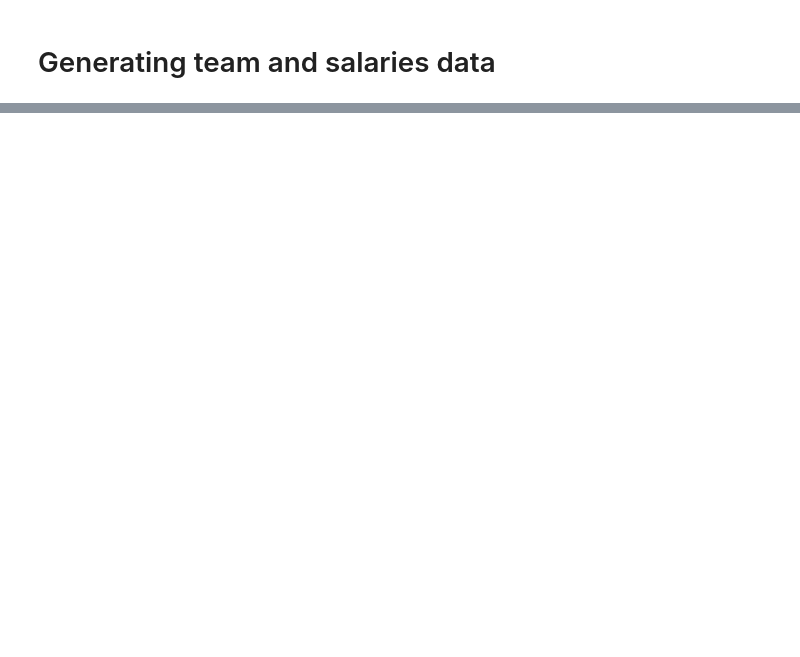
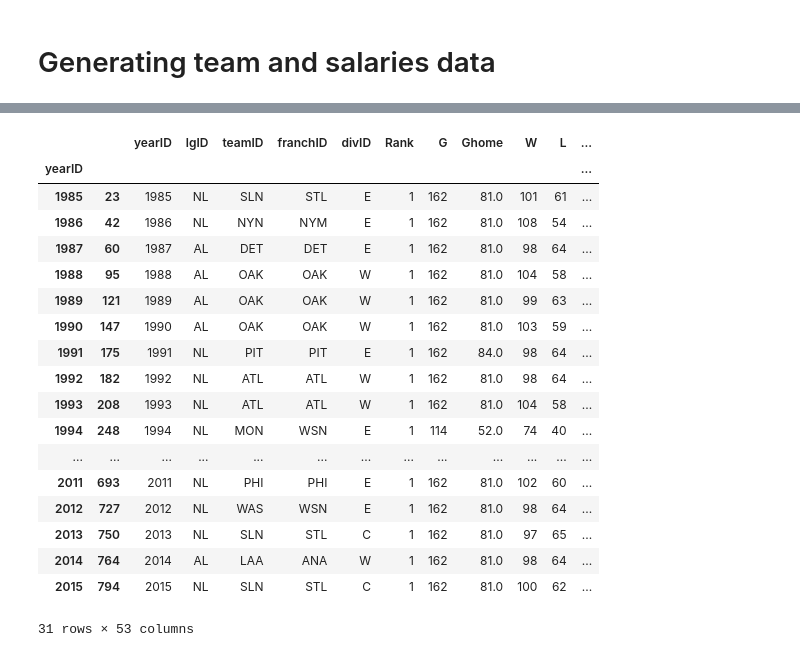
Before and after one commit to m-ingram/Project1-Group3, a Jupyter notebook: data_cleaning&analysis.ipynb, the cells around one changed output, grey strips where cells are left out. Cells and saved outputs as stored; diff of their text form; code cells hidden in the pictures; blank space fills up the shorter version.

```diff
--- a/data_cleaning&analysis.ipynb
+++ b/data_cleaning&analysis.ipynb
@@ -192,0 +386,4 @@ plt.show
+# %%
+# Most wins from higher to lower
+top_wins = team_salary_merged.sort_values(["W"],ascending=False)
+top_wins.head(30)
@@ -192,0 +423,24 @@ plt.show
+# %%
+# Team with most victories by year
+dataframe = top_wins_group.drop_duplicates(subset=['yearID'])
+dataframe
+# %% [output]
+|  |  | yearID | lgID | teamID | franchID | divID | Rank | G | Ghome | W | L | ... |
+| yearID |  |  |  |  |  |  |  |  |  |  |  | ... |
+| 1985 | 23 | 1985 | NL | SLN | STL | E | 1 | 162 | 81.0 | 101 | 61 | ... |
+| 1986 | 42 | 1986 | NL | NYN | NYM | E | 1 | 162 | 81.0 | 108 | 54 | ... |
+| 1987 | 60 | 1987 | AL | DET | DET | E | 1 | 162 | 81.0 | 98 | 64 | ... |
+| 1988 | 95 | 1988 | AL | OAK | OAK | W | 1 | 162 | 81.0 | 104 | 58 | ... |
+| 1989 | 121 | 1989 | AL | OAK | OAK | W | 1 | 162 | 81.0 | 99 | 63 | ... |
+| 1990 | 147 | 1990 | AL | OAK | OAK | W | 1 | 162 | 81.0 | 103 | 59 | ... |
+| 1991 | 175 | 1991 | NL | PIT | PIT | E | 1 | 162 | 84.0 | 98 | 64 | ... |
+| 1992 | 182 | 1992 | NL | ATL | ATL | W | 1 | 162 | 81.0 | 98 | 64 | ... |
+| 1993 | 208 | 1993 | NL | ATL | ATL | W | 1 | 162 | 81.0 | 104 | 58 | ... |
+| 1994 | 248 | 1994 | NL | MON | WSN | E | 1 | 114 | 52.0 | 74 | 40 | ... |
+| ... | ... | ... | ... | ... | ... | ... | ... | ... | ... | ... | ... | ... |
+| 2011 | 693 | 2011 | NL | PHI | PHI | E | 1 | 162 | 81.0 | 102 | 60 | ... |
+| 2012 | 727 | 2012 | NL | WAS | WSN | E | 1 | 162 | 81.0 | 98 | 64 | ... |
+| 2013 | 750 | 2013 | NL | SLN | STL | C | 1 | 162 | 81.0 | 97 | 65 | ... |
+| 2014 | 764 | 2014 | AL | LAA | ANA | W | 1 | 162 | 81.0 | 98 | 64 | ... |
+| 2015 | 794 | 2015 | NL | SLN | STL | C | 1 | 162 | 81.0 | 100 | 62 | ... |
+31 rows × 53 columns
```
Also changed, not shown: parts of 27 cells of this notebook, 6 other files.
